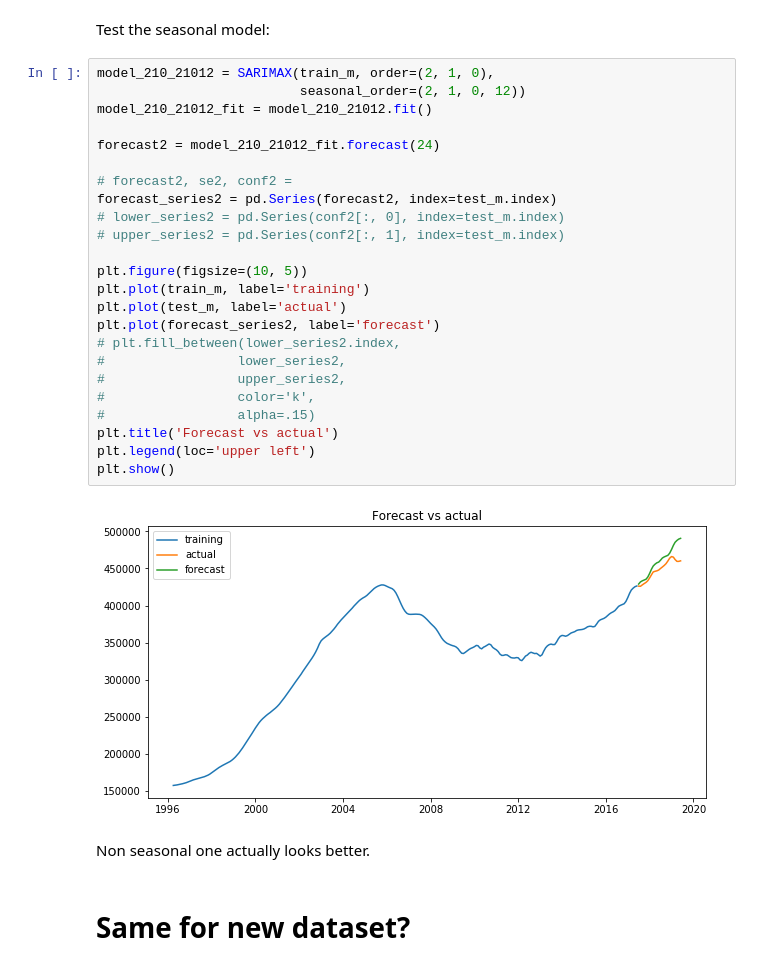
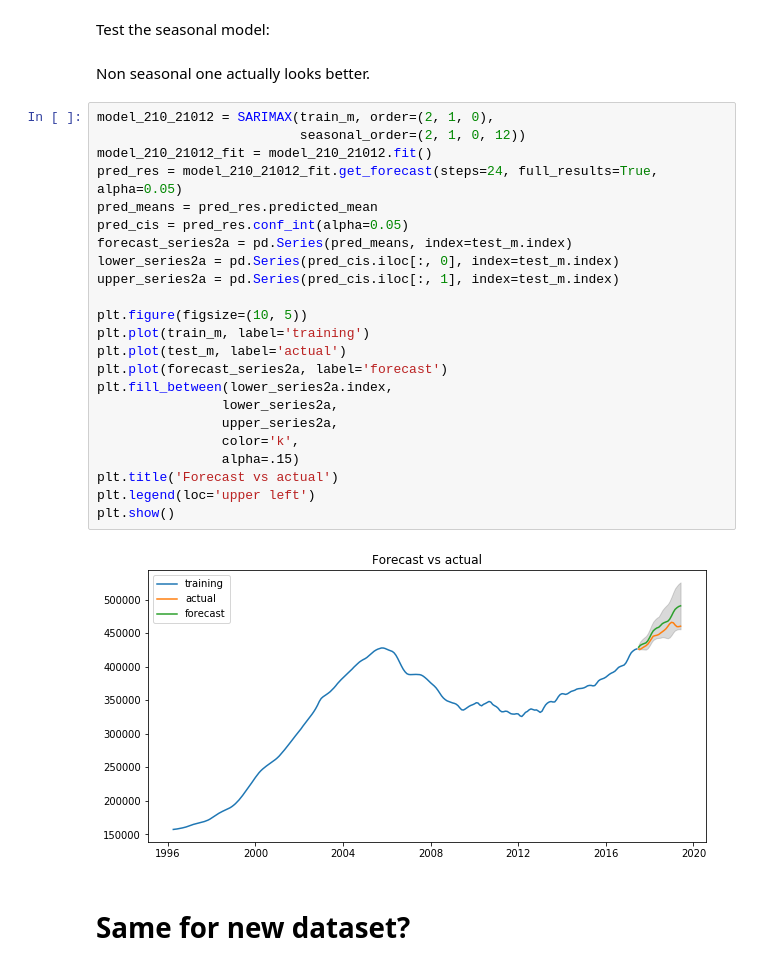
Before and after one commit to SmellsLikeCake/house-prices, a Jupyter notebook: house-price-increases.ipynb, the cells around one changed output. Cells and saved outputs as stored; diff of their text form.

Commit message:
added confidence interval for sarimax

```diff
--- a/house-price-increases.ipynb
+++ b/house-price-increases.ipynb
@@ -411,34 +415,33 @@ Warnings:
 [2] Covariance matrix is singular or near-singular, with condition number 1.01e+24. Standard errors may be unstable.
 # %% [markdown]
 Test the seasonal model:
-# %%
-model_210_21012 = SARIMAX(train_m, order=(2, 1, 0),
-                          seasonal_order=(2, 1, 0, 12))
-model_210_21012_fit = model_210_21012.fit()
-
-forecast2 = model_210_21012_fit.forecast(24)
-
-# forecast2, se2, conf2 =
-forecast_series2 = pd.Series(forecast2, index=test_m.index)
-# lower_series2 = pd.Series(conf2[:, 0], index=test_m.index)
-# upper_series2 = pd.Series(conf2[:, 1], index=test_m.index)
-
-plt.figure(figsize=(10, 5))
-plt.plot(train_m, label='training')
-plt.plot(test_m, label='actual')
-plt.plot(forecast_series2, label='forecast')
-# plt.fill_between(lower_series2.index,
-#                 lower_series2,
-#                 upper_series2,
-#                 color='k',
-#                 alpha=.15)
-plt.title('Forecast vs actual')
-plt.legend(loc='upper left')
-plt.show()
-# %% [output]
-[figure, removed]
 # %% [markdown]
 Non seasonal one actually looks better.
+# %%
+model_210_21012 = SARIMAX(train_m, order=(2, 1, 0),
+                          seasonal_order=(2, 1, 0, 12))
+model_210_21012_fit = model_210_21012.fit()
+pred_res = model_210_21012_fit.get_forecast(steps=24, full_results=True, alpha=0.05)
+pred_means = pred_res.predicted_mean
+pred_cis = pred_res.conf_int(alpha=0.05)
+forecast_series2a = pd.Series(pred_means, index=test_m.index)
+lower_series2a = pd.Series(pred_cis.iloc[:, 0], index=test_m.index)
+upper_series2a = pd.Series(pred_cis.iloc[:, 1], index=test_m.index)
+
+plt.figure(figsize=(10, 5))
+plt.plot(train_m, label='training')
+plt.plot(test_m, label='actual')
+plt.plot(forecast_series2a, label='forecast')
+plt.fill_between(lower_series2a.index,
+                lower_series2a,
+                upper_series2a,
+                color='k',
+                alpha=.15)
+plt.title('Forecast vs actual')
+plt.legend(loc='upper left')
+plt.show()
+# %% [output]
+[figure, added]
 # %% [markdown]
 # Same for new dataset?
 # %%
```
Also changed, not shown: parts of 15 cells of this notebook.
